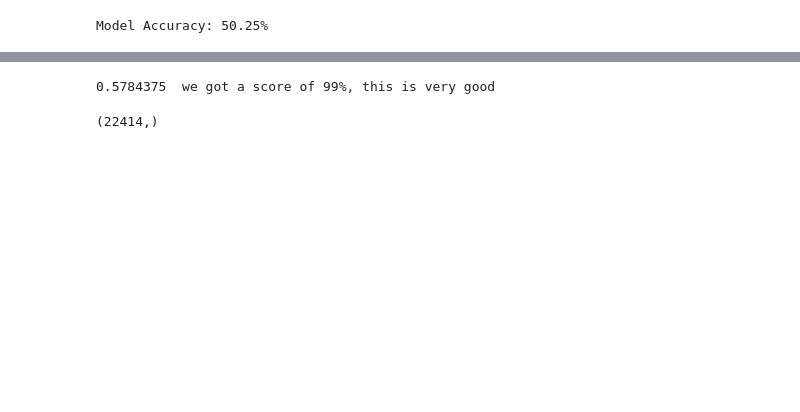
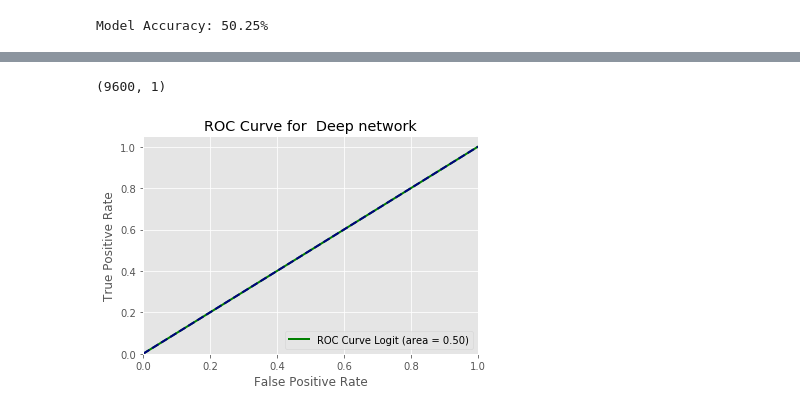
Before and after one commit to ericbenhamou/DataMarketing_Project, a Jupyter notebook: M6_challenge.ipynb, the cells around one changed output, grey strips where cells are left out. Saved outputs shown, nothing was run; the diff lists cells and outputs as text; code cells hidden in the pictures; blank space fills up the shorter version.

```diff
--- a/M6_challenge.ipynb
+++ b/M6_challenge.ipynb
@@ -347,5 +325,5 @@ print("Model Accuracy: %.2f%%" % (scores[1]*100))
 # %% [output]
 Model Accuracy: 50.25%
 # %%
-estimator.fit(X_train, y_train)
-prediction = estimator.predict(X_test)
+model.fit(X_train, y_train)
+prediction = model.predict(X_test)
@@ -356,9 +337,32 @@ accuracy_score(y_test, prediction.round(), normalize=False)
-# %%
-y_pred3 = estimator.predict(X_test)
-print(accuracy_score(y_test,y_pred3 < 1 ), ' we got a score of 99%, this is very good')
-# %% [output]
-0.5784375  we got a score of 99%, this is very good
-# %%
-X_train.shape
-# %% [output]
-(22414,)
+# %%
+model.predict_proba(X_test).shape
+# %% [output]
+(9600, 1)
+# %%
+from sklearn.metrics import roc_curve, auc
+import matplotlib.pyplot as plt
+plt.style.use('ggplot')
+%matplotlib inline
+
+def plot_roc_curve(my_model, index, modelname = ""):
+    y_predict_probabilities = my_model.predict_proba(X_test)[:,index]
+    fpr_, tpr_, _ = roc_curve(y_test, y_predict_probabilities)
+    roc_auc_ = auc(fpr_, tpr_)
+
+    plt.figure()
+    plt.plot(fpr_, tpr_, color='green',
+             lw=2, label='ROC Curve Logit (area = %0.2f)' % roc_auc_)
+    plt.plot([0, 1], [0, 1], color='navy', lw=2, linestyle='--')
+    plt.xlim([0.0, 1.0])
+    plt.ylim([0.0, 1.05])
+    plt.xlabel('False Positive Rate')
+    plt.ylabel('True Positive Rate')
+    if modelname == "":
+        modelname = str(type(my_model)).split('.')[-1][:-2]
+    plt.title('ROC Curve for ' + modelname )
+    plt.legend(loc="lower right")
+    plt.show()
+
+plot_roc_curve(model,0, ' Deep network')
+# %% [output]
+[figure, added]
```
Also changed, not shown: parts of 19 cells of this notebook.
